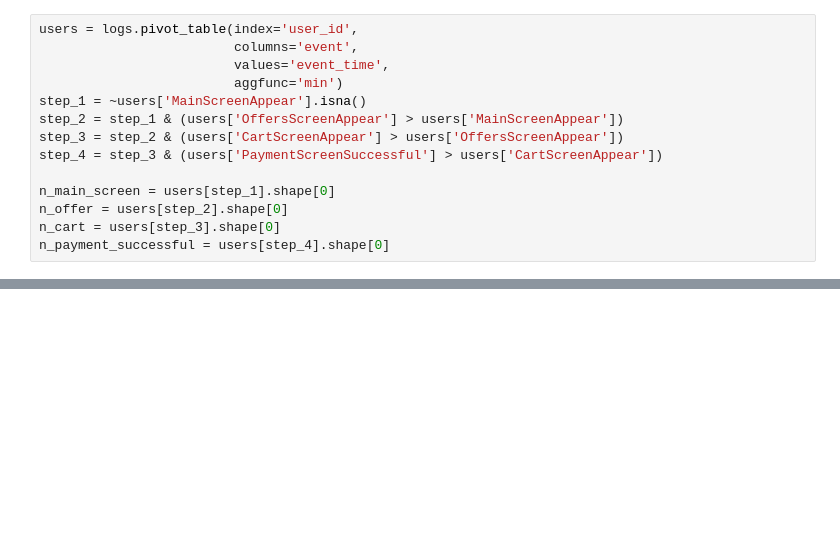
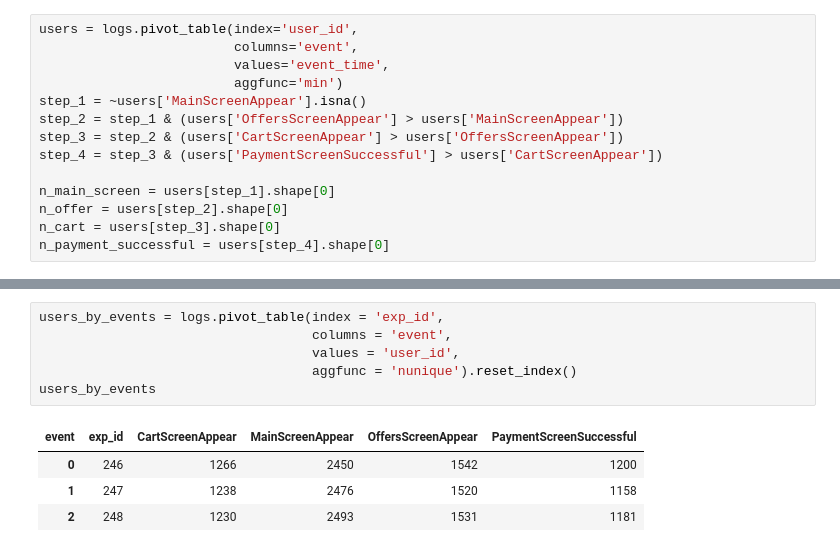
Before and after one commit to DaniilDonike/Practicum-2, a Jupyter notebook: prefab_project.ipynb, the cells around one changed output, grey strips where cells are left out. Cells and saved outputs as stored; diff of their text form; blank space fills up the shorter version.

```diff
--- a/prefab_project.ipynb
+++ b/prefab_project.ipynb
@@ -367,0 +303,11 @@ gog
+# %%
+users_by_events = logs.pivot_table(index = 'exp_id',
+                                   columns = 'event',
+                                   values = 'user_id',
+                                   aggfunc = 'nunique').reset_index()
+users_by_events
+# %% [output]
+| event | exp_id | CartScreenAppear | MainScreenAppear | OffersScreenAppear | PaymentScreenSuccessful |
+| 0 | 246 | 1266 | 2450 | 1542 | 1200 |
+| 1 | 247 | 1238 | 2476 | 1520 | 1158 |
+| 2 | 248 | 1230 | 2493 | 1531 | 1181 |
```
Also changed, not shown: parts of 4 cells of this notebook.
